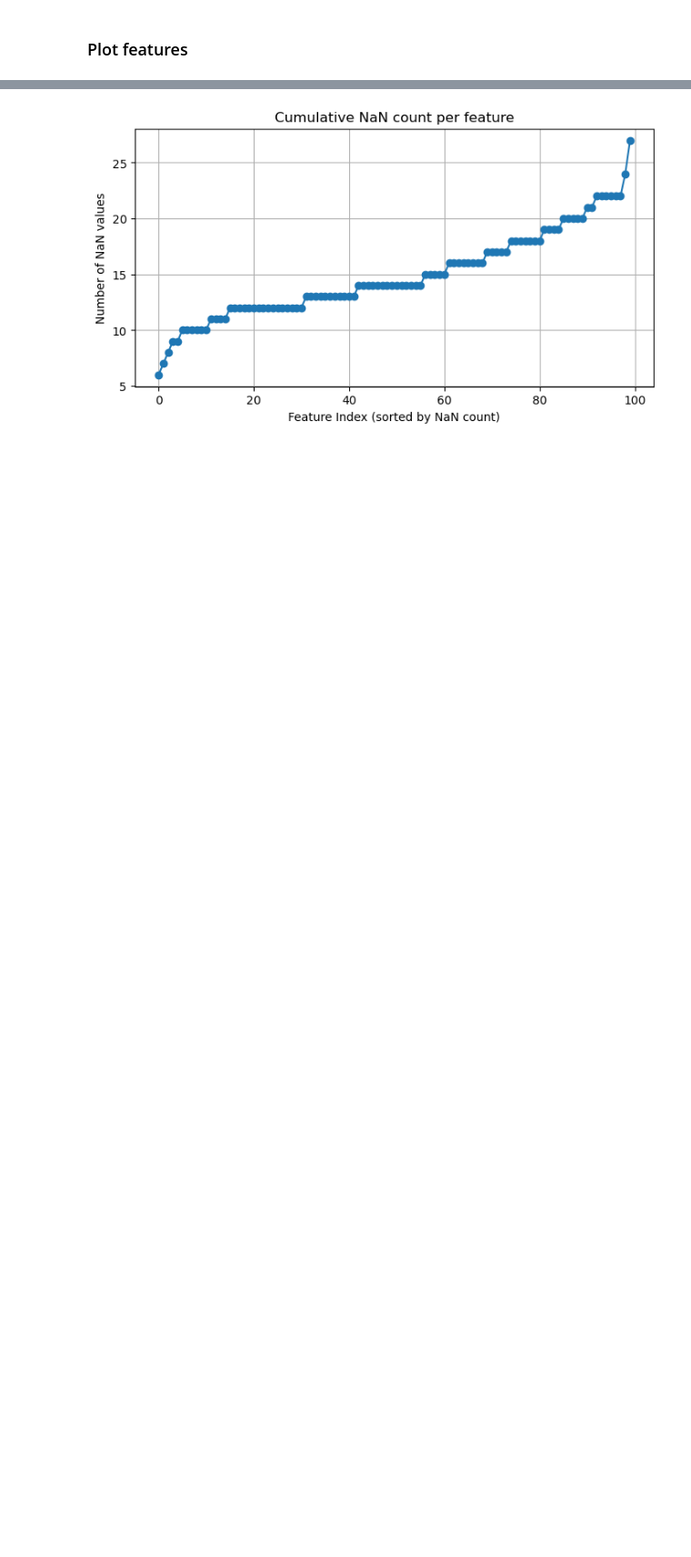
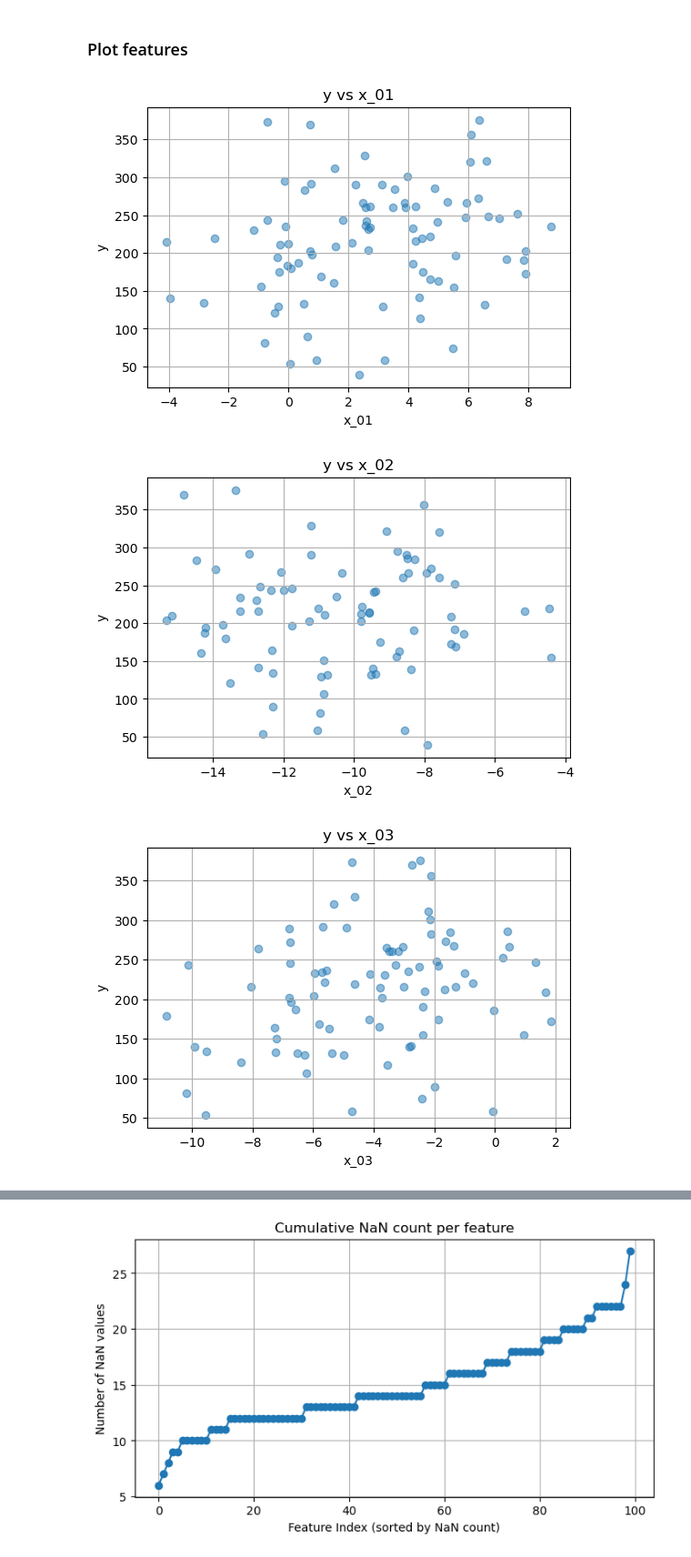
Before and after one commit to BjarkeErichsen/ComputationalDataAnalysisComp, a Jupyter notebook: main.ipynb, the cells around one changed output, grey strips where cells are left out. Shown at 91% size. Cells and saved outputs as stored; diff of their text form; code cells hidden in the pictures; blank space fills up the shorter version.

```diff
--- a/main.ipynb
+++ b/main.ipynb
@@ -16,31 +20,35 @@ from xgboost import XGBRegressor
 def plot_response_vs_inputs(csv_path):
     df = pd.read_csv(csv_path)
 
     response_var = "y"
     input_vars = [f"x_{i:02d}" for i in range(1, 96)]
     c_vars = [f"C_{i:02d}" for i in range(1, 6)]
 
     existing_input_vars = [col for col in input_vars if col in df.columns]
     existing_c_vars = [col for col in c_vars if col in df.columns]
 
     for var in existing_input_vars:
         df_filtered = df[[response_var, var]].dropna()
         plt.figure(figsize=(6, 4))
         plt.scatter(df_filtered[var], df_filtered[response_var], alpha=0.5)
         plt.xlabel(var)
         plt.ylabel(response_var)
         plt.title(f"{response_var} vs {var}")
         plt.grid(True)
         plt.show()
 
     for var in existing_c_vars:
         df_filtered = df[[response_var, var]].dropna()
         plt.figure(figsize=(6, 4))
         plt.scatter(df_filtered[var], df_filtered[response_var], alpha=0.5)
         plt.xlabel(var)
         plt.ylabel(response_var)
         plt.title(f"{response_var} vs {var}")
         plt.grid(True)
         plt.show()
 
-#plot_response_vs_inputs("case1Data.csv")
+plot_response_vs_inputs("case1Data.csv")
+# %% [output]
+[figure, added]
+[figure, added]
+[figure, added]
```
Also changed, not shown: parts of 8 cells of this notebook.
